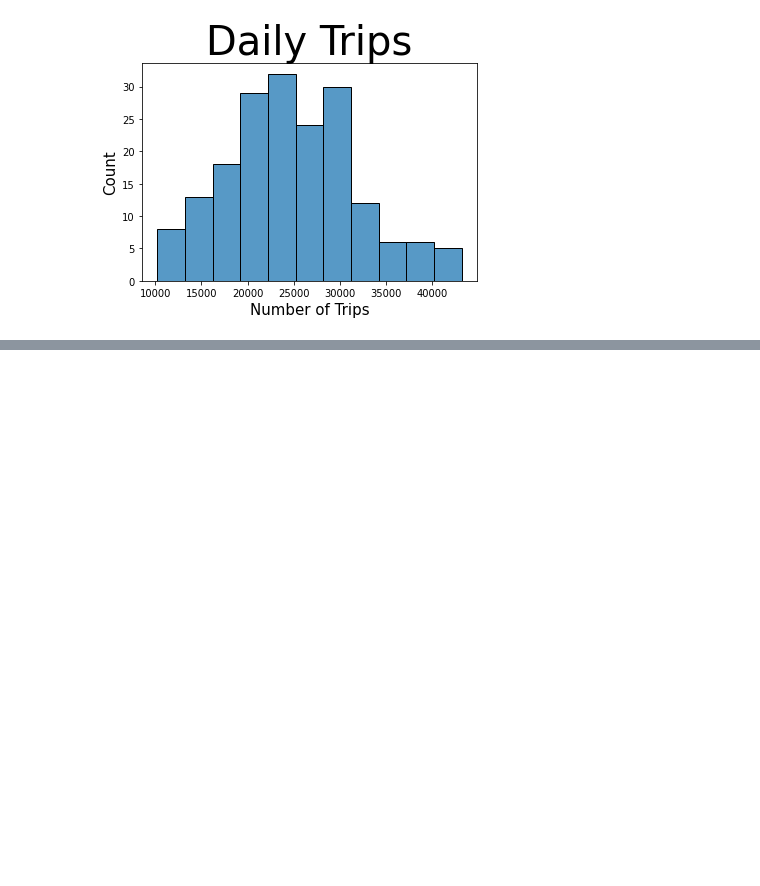
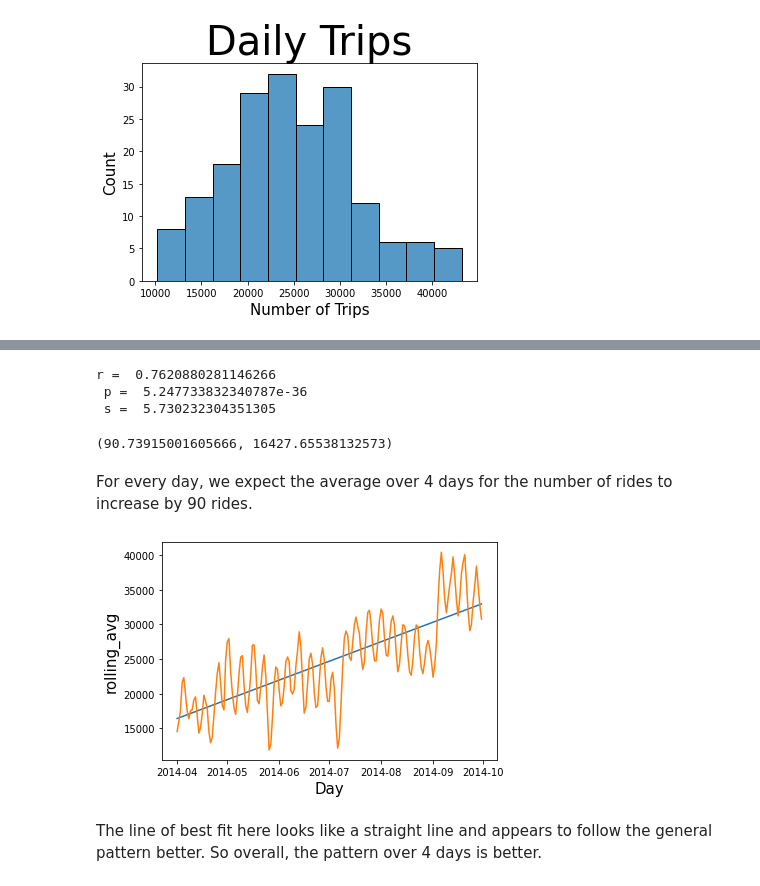
Before and after one commit to milevavantuyl/Movement_NYC, a Jupyter notebook: Melanie Time Series Analysis/Time Series Analysis of All Uber Data.ipynb, the cells around one changed output, grey strips where cells are left out. Drawn from its saved outputs; the diff is of its cells as text; code cells hidden in the pictures; blank space fills up the shorter version.

```diff
--- a/Melanie Time Series Analysis/Time Series Analysis of All Uber Data.ipynb
+++ b/Melanie Time Series Analysis/Time Series Analysis of All Uber Data.ipynb
@@ -355,0 +405,32 @@ only showing top 20 rows
+# %%
+import numpy as np
+import pandas as pd
+import matplotlib.pyplot as plt
+import statsmodels.api as sm
+import scipy.stats as sp
+y=np.array(X['rolling_avg'].dropna().values, dtype=float)
+x=np.array(pd.to_datetime(X['Day'].dropna()).index.values, dtype=float)
+slope, intercept, r_value, p_value, std_err =sp.linregress(x,y)
+xf = np.linspace(min(x),max(x),len(x))
+xf1 = xf.copy()
+xf1 = pd.to_datetime(xf1)
+yf = (slope*xf)+intercept
+print('r = ', r_value, '\n', 'p = ', p_value, '\n', 's = ', std_err)
+# %% [output]
+r =  0.7620880281146266
+ p =  5.247733832340787e-36
+ s =  5.730232304351305
+# %%
+(slope, intercept)
+# %% [output]
+(90.73915001605666, 16427.65538132573)
+# %% [markdown]
+For every day, we expect the average over 4 days for the number of rides to increase by 90 rides.
+# %%
+sns.lineplot(x=X["Day"], y=yf, palette="viridian")
+sns.lineplot(x=X["Day"], y=X["rolling_avg"])
+plt.show()
+# %% [output]
+[figure, added]
+# %% [markdown]
+The line of best fit here looks like a straight line and appears to follow the general pattern better. So overall, the pattern over 4 days is better.
```
Also changed, not shown: parts of 11 cells of this notebook.
